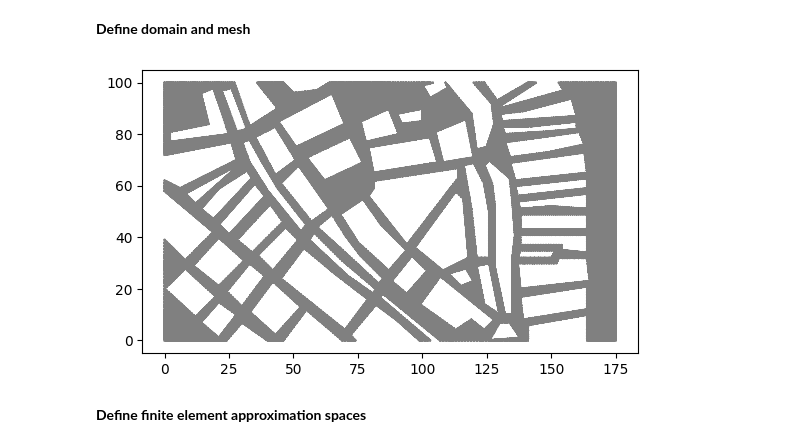
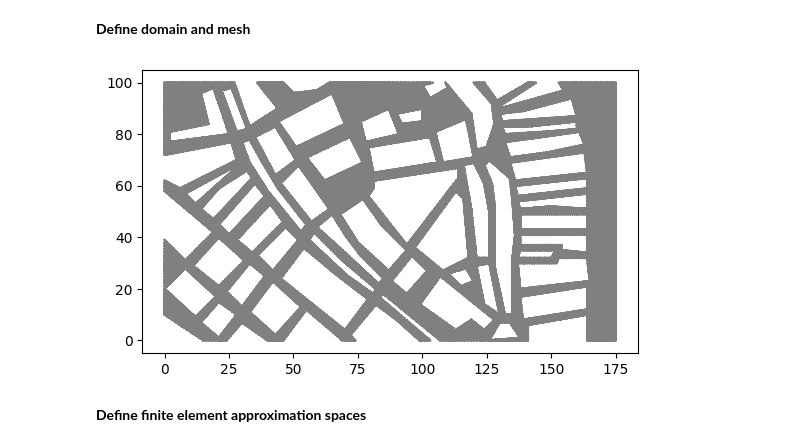
Before and after one commit to elinsyn/Fluid_mechanics, a Jupyter notebook: Navier_Stokes_gamlastan.ipynb, the cells around one changed output. Cells and saved outputs as stored; diff of their text form; code cells hidden in the pictures.

```diff
--- a/Navier_Stokes_gamlastan.ipynb
+++ b/Navier_Stokes_gamlastan.ipynb
@@ -170,35 +170,36 @@ hus45 = Polygon([Point(32, 66), Point(21, 59), Point(14, 51), Point(19, 47), Poi
 hus46 = Polygon([Point(35, 61), Point(21, 45), Point(25, 41), Point(39, 56)])
 hus47 = Polygon([Point(41, 53), Point(28, 39), Point(34, 34), Point(46, 46)])
 hus48 = Polygon([Point(47, 44), Point(36, 33), Point(42, 27), Point(52, 39)])
 hus49 = Polygon([Point(54, 36), Point(45, 24), Point(70, 4), Point(79, 16), Point(66, 26)])
 hus50 = Polygon([Point(82, 14), Point(72, 2), Point(74, 0), Point(99, 0), Point(90, 8)])
 hus51 = Polygon([Point(0, 58), Point(0, 39), Point(8, 31), Point(19, 42)])
 hus52 = Polygon([Point(21, 40), Point(11, 29), Point(21, 21), Point(31, 31)])
 hus53 = Polygon([Point(33, 30), Point(24, 19), Point(30, 13), Point(39, 25)])
 hus54 = Polygon([Point(42, 23), Point(33, 11), Point(43, 2), Point(53, 13)])
 hus55 = Polygon([Point(55, 12), Point(46, 0), Point(69, 0)])
 hus56 = Polygon([Point(8, 28), Point(0, 20), Point(12, 9), Point(20, 17)])
 hus57 = Polygon([Point(21, 15), Point(14, 7), Point(21, 1), Point(28, 10)])
 hus58 = Polygon([Point(30, 7), Point(24, 0), Point(40, 0)])
-hus = hus1 + hus2 + hus3 + hus4 + hus5 + hus6 + hus7 + hus8 + hus9 + hus10 + hus11 + hus12 + hus13 + hus14 + hus15 + hus16 + hus17 + hus18 + hus19 + hus20 + hus21 + hus22 + hus23 + hus24 + hus25 + hus26 + hus27 + hus28 + hus29 + hus30 + hus31 + hus32 + hus33 + hus34 + hus35 + hus36 + hus37 + hus38 + hus39 + hus40 + hus41 + hus42 + hus43 + hus44 + hus45 + hus46 + hus47 + hus48 + hus49 + hus50 + hus51 + hus52 + hus53 + hus54 + hus55 + hus56 + hus57 + hus58
+hus59 = Polygon([Point(0, 0), Point(15, 0), Point(0, 10)])
+hus = hus1 + hus2 + hus3 + hus4 + hus5 + hus6 + hus7 + hus8 + hus9 + hus10 + hus11 + hus12 + hus13 + hus14 + hus15 + hus16 + hus17 + hus18 + hus19 + hus20 + hus21 + hus22 + hus23 + hus24 + hus25 + hus26 + hus27 + hus28 + hus29 + hus30 + hus31 + hus32 + hus33 + hus34 + hus35 + hus36 + hus37 + hus38 + hus39 + hus40 + hus41 + hus42 + hus43 + hus44 + hus45 + hus46 + hus47 + hus48 + hus49 + hus50 + hus51 + hus52 + hus53 + hus54 + hus55 + hus56 + hus57 + hus58 + hus59
 
 resolution = 150
 mesh = generate_mesh(Rectangle(Point(0.0,0.0), Point(L,H)) - hus, resolution)
 
 
 # Define mesh functions (for boundary conditions)
 boundaries = MeshFunction("size_t", mesh, mesh.topology().dim()-1)
 boundaries.set_all(0)
 left.mark(boundaries, 1)
 right.mark(boundaries, 2)
 lower.mark(boundaries, 3)
 upper.mark(boundaries, 4)
 
 plt.figure()
 plot(mesh)
 plt.show()
 # %% [output]
-[figure, old version]
+[figure, new version]
 # %% [markdown]
 **Define finite element approximation spaces**
 # %%
```
Also changed, not shown: parts of 2 cells of this notebook.
